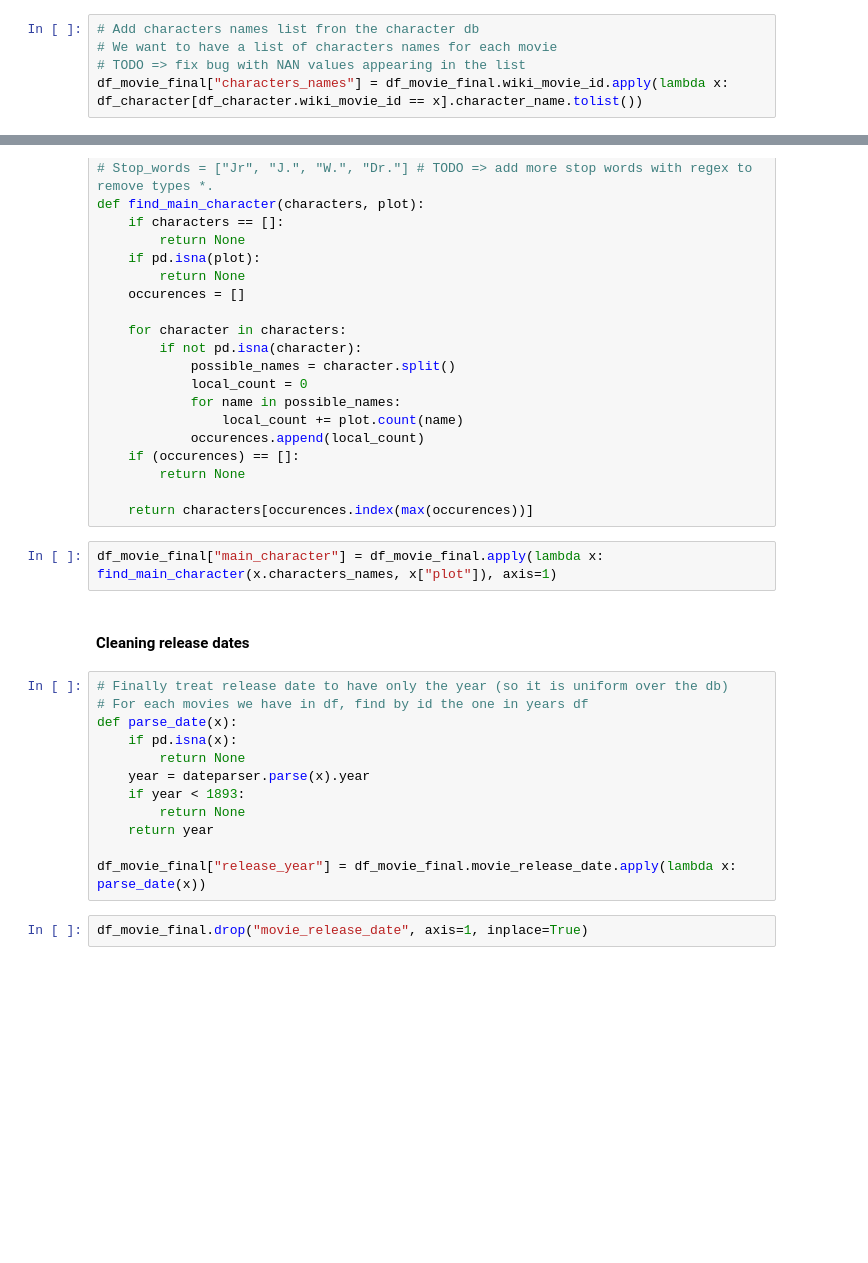
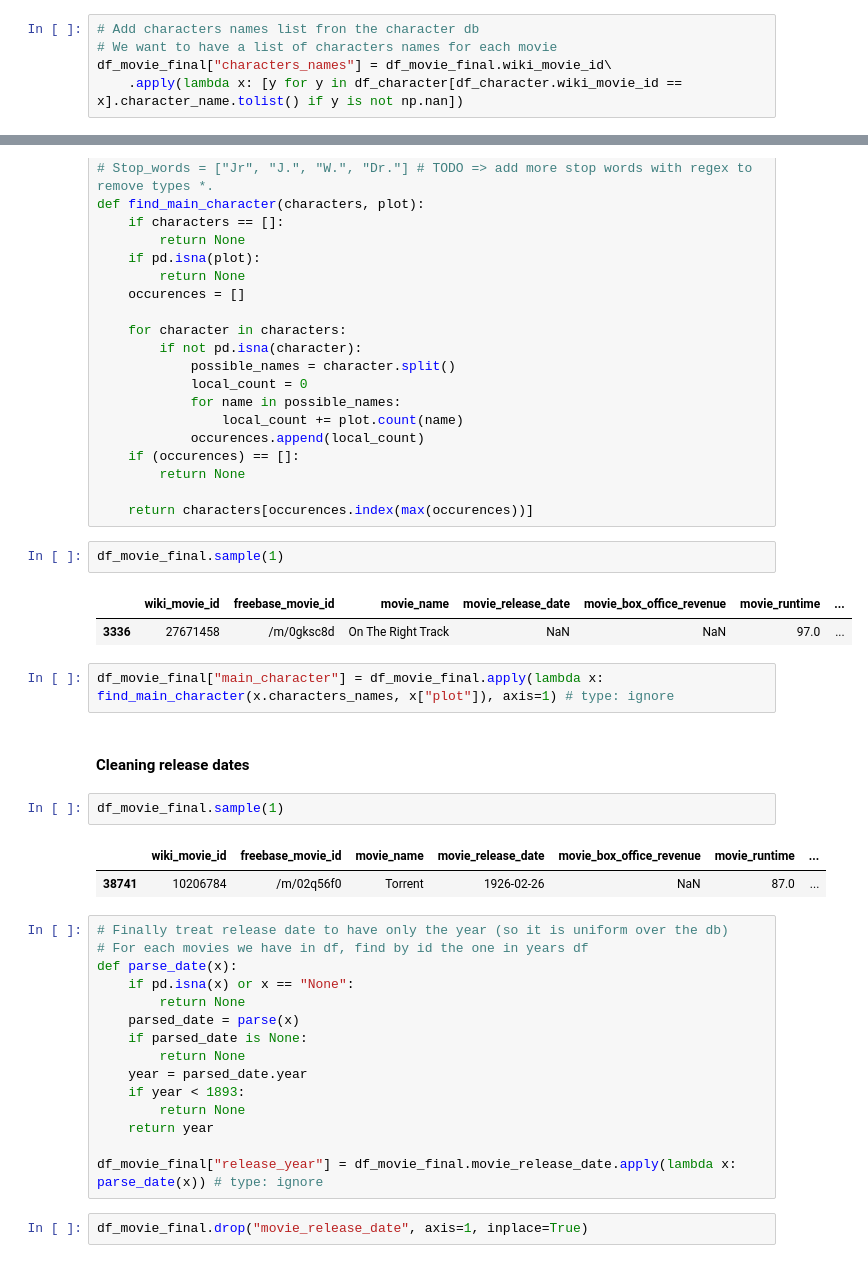
Before and after one commit to epfl-ada/ada-2022-project-r4d4r, a Jupyter notebook: preprocessing.ipynb, the cells around one changed output, grey strips where cells are left out. Drawn from its saved outputs; the diff is of its cells as text; blank space fills up the shorter version.

```diff
--- a/preprocessing.ipynb
+++ b/preprocessing.ipynb
@@ -238,7 +236,7 @@ df_movie_final = pd.merge(df_movie, interesting_cols_scraped, on="wiki_movie_id"
 # %%
 # Add characters names list fron the character db
 # We want to have a list of characters names for each movie
-# TODO => fix bug with NAN values appearing in the list
-df_movie_final["characters_names"] = df_movie_final.wiki_movie_id.apply(lambda x: df_character[df_character.wiki_movie_id == x].character_name.tolist())
+df_movie_final["characters_names"] = df_movie_final.wiki_movie_id\
+    .apply(lambda x: [y for y in df_character[df_character.wiki_movie_id == x].character_name.tolist() if y is not np.nan])
 # %% [markdown]
 #### Add main character for each movie ####
@@ -279,22 +262,35 @@ def find_main_character(characters, plot):
         return None
 
     return characters[occurences.index(max(occurences))]
+# %%
+df_movie_final.sample(1)
+# %% [output]
+|  | wiki_movie_id | freebase_movie_id | movie_name | movie_release_date | movie_box_office_revenue | movie_runtime | ... |
+| 3336 | 27671458 | /m/0gksc8d | On The Right Track | NaN | NaN | 97.0 | ... |
 # %%
-df_movie_final["main_character"] = df_movie_final.apply(lambda x: find_main_character(x.characters_names, x["plot"]), axis=1)
+df_movie_final["main_character"] = df_movie_final.apply(lambda x: find_main_character(x.characters_names, x["plot"]), axis=1) # type: ignore
 # %% [markdown]
 #### Cleaning release dates
+# %%
+df_movie_final.sample(1)
+# %% [output]
+|  | wiki_movie_id | freebase_movie_id | movie_name | movie_release_date | movie_box_office_revenue | movie_runtime | ... |
+| 38741 | 10206784 | /m/02q56f0 | Torrent | 1926-02-26 | NaN | 87.0 | ... |
 # %%
 # Finally treat release date to have only the year (so it is uniform over the db)
 # For each movies we have in df, find by id the one in years df
 def parse_date(x):
-    if pd.isna(x):
+    if pd.isna(x) or x == "None":
         return None
-    year = dateparser.parse(x).year
+    parsed_date = parse(x)
+    if parsed_date is None:
+        return None
+    year = parsed_date.year
     if year < 1893:
         return None
     return year
 
-df_movie_final["release_year"] = df_movie_final.movie_release_date.apply(lambda x: parse_date(x))
+df_movie_final["release_year"] = df_movie_final.movie_release_date.apply(lambda x: parse_date(x)) # type: ignore
 # %%
 df_movie_final.drop("movie_release_date", axis=1, inplace=True)
 # %% [markdown]
```
Also changed, not shown: parts of 4 cells of this notebook, 1 other file.
